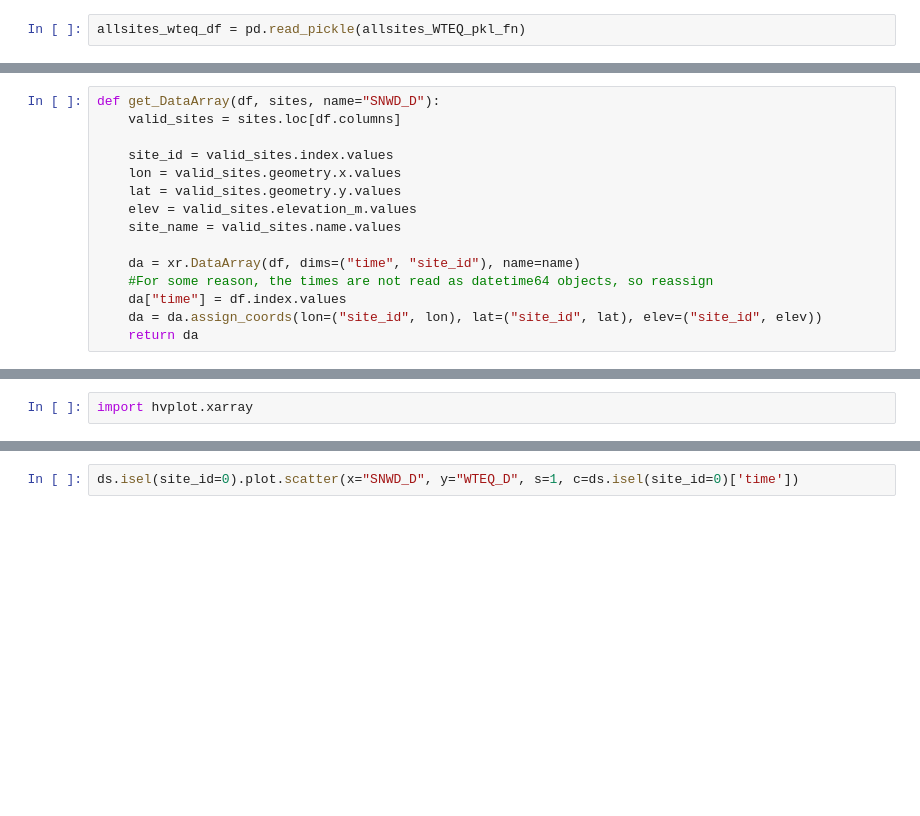
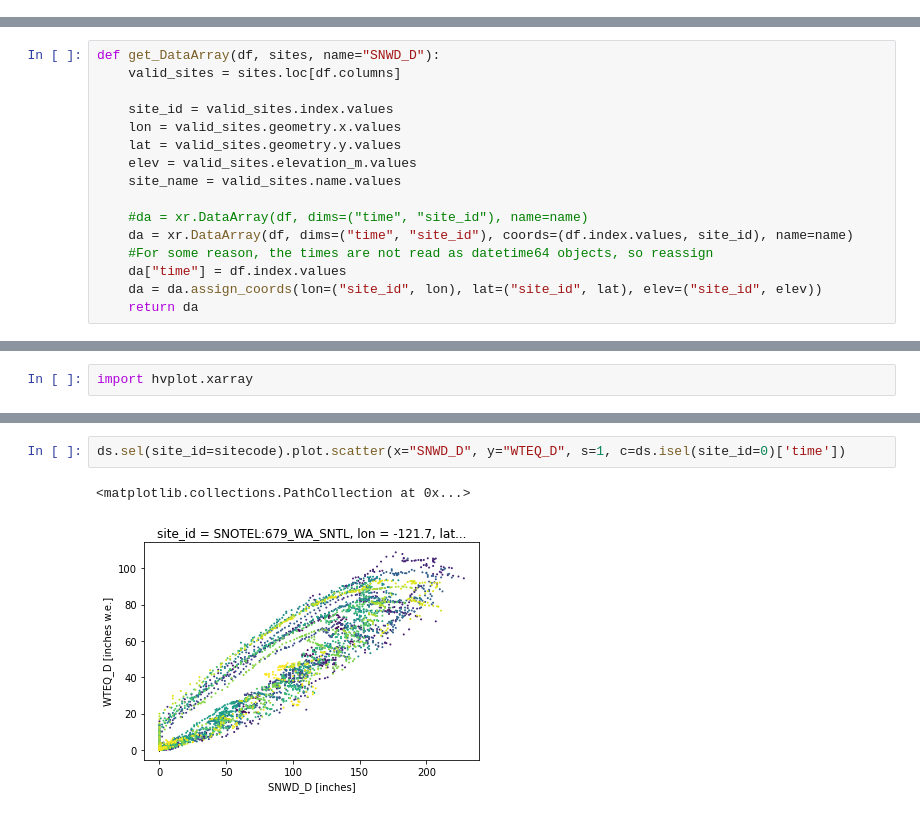
Before and after one commit to UW-GDA/jupyterbook, a Jupyter notebook: book/modules/09_NDarrays_xarray_ERA5/09_NDarrays_xarray_ERA5_demo.ipynb, the cells around one changed output, grey strips where cells are left out. Cells and saved outputs as stored; diff of their text form; blank space fills up the shorter version.

```diff
--- a/book/modules/09_NDarrays_xarray_ERA5/09_NDarrays_xarray_ERA5_demo.ipynb
+++ b/book/modules/09_NDarrays_xarray_ERA5/09_NDarrays_xarray_ERA5_demo.ipynb
@@ -152,2 +274,0 @@ allsites_snwd_df
-# %%
-allsites_wteq_df = pd.read_pickle(allsites_WTEQ_pkl_fn)
@@ -167,7 +286,8 @@ def get_DataArray(df, sites, name="SNWD_D"):
     elev = valid_sites.elevation_m.values
     site_name = valid_sites.name.values
 
-    da = xr.DataArray(df, dims=("time", "site_id"), name=name)
+    #da = xr.DataArray(df, dims=("time", "site_id"), name=name)
+    da = xr.DataArray(df, dims=("time", "site_id"), coords=(df.index.values, site_id), name=name)
     #For some reason, the times are not read as datetime64 objects, so reassign
     da["time"] = df.index.values
     da = da.assign_coords(lon=("site_id", lon), lat=("site_id", lat), elev=("site_id", elev))
@@ -232,4 +499,7 @@ ds.sel(site_id=sitecode).hvplot()
 # %%
-ds.isel(site_id=0).plot.scatter(x="SNWD_D", y="WTEQ_D", s=1, c=ds.isel(site_id=0)['time'])
+ds.sel(site_id=sitecode).plot.scatter(x="SNWD_D", y="WTEQ_D", s=1, c=ds.isel(site_id=0)['time'])
+# %% [output]
+<matplotlib.collections.PathCollection at 0x...>
+[figure, added]
 # %%
 ds.plot.scatter(x="lon", y="lat", c=ds["elev"])
```
Also changed, not shown: parts of 36 cells of this notebook, 4 other files.
